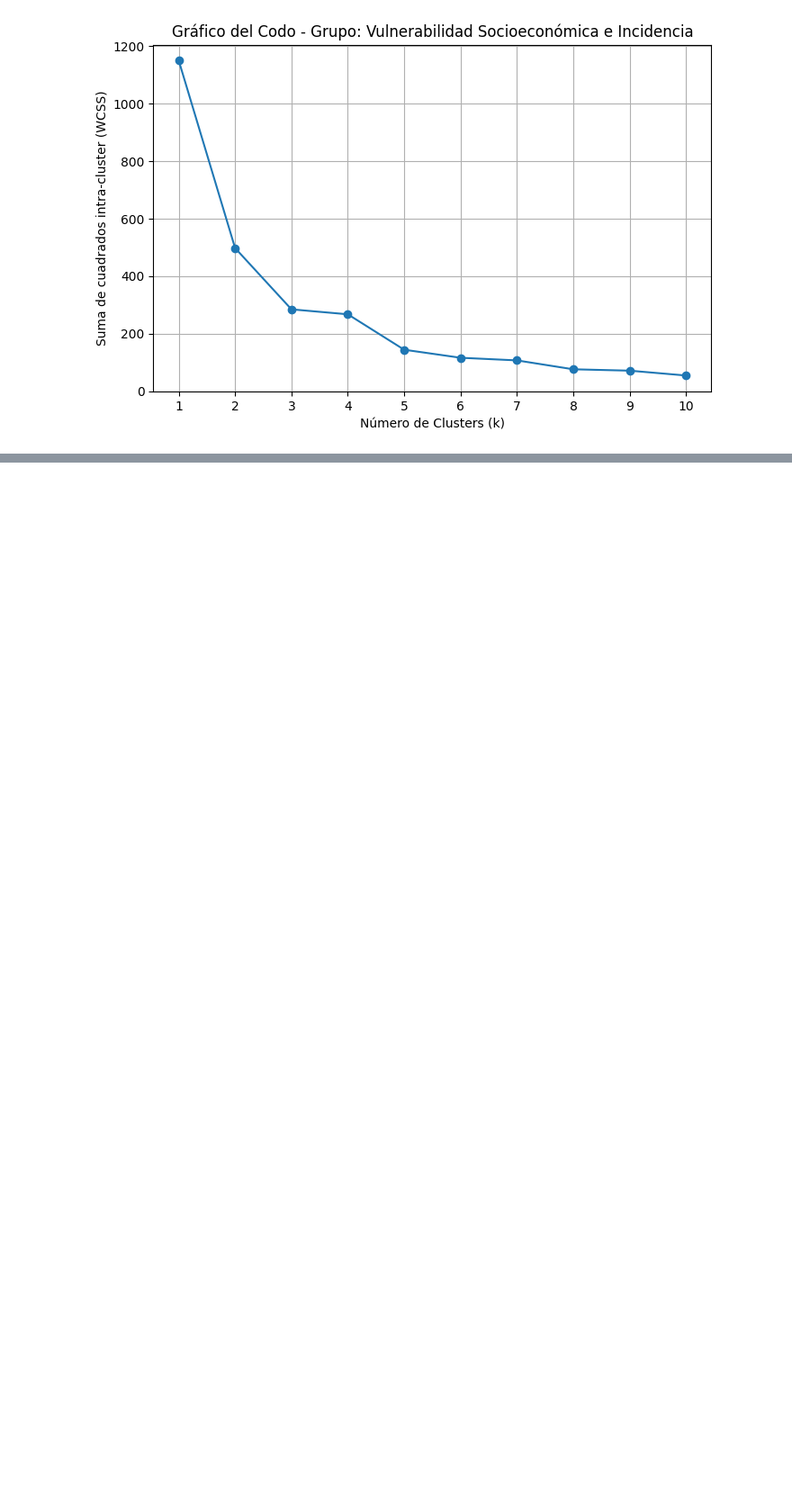
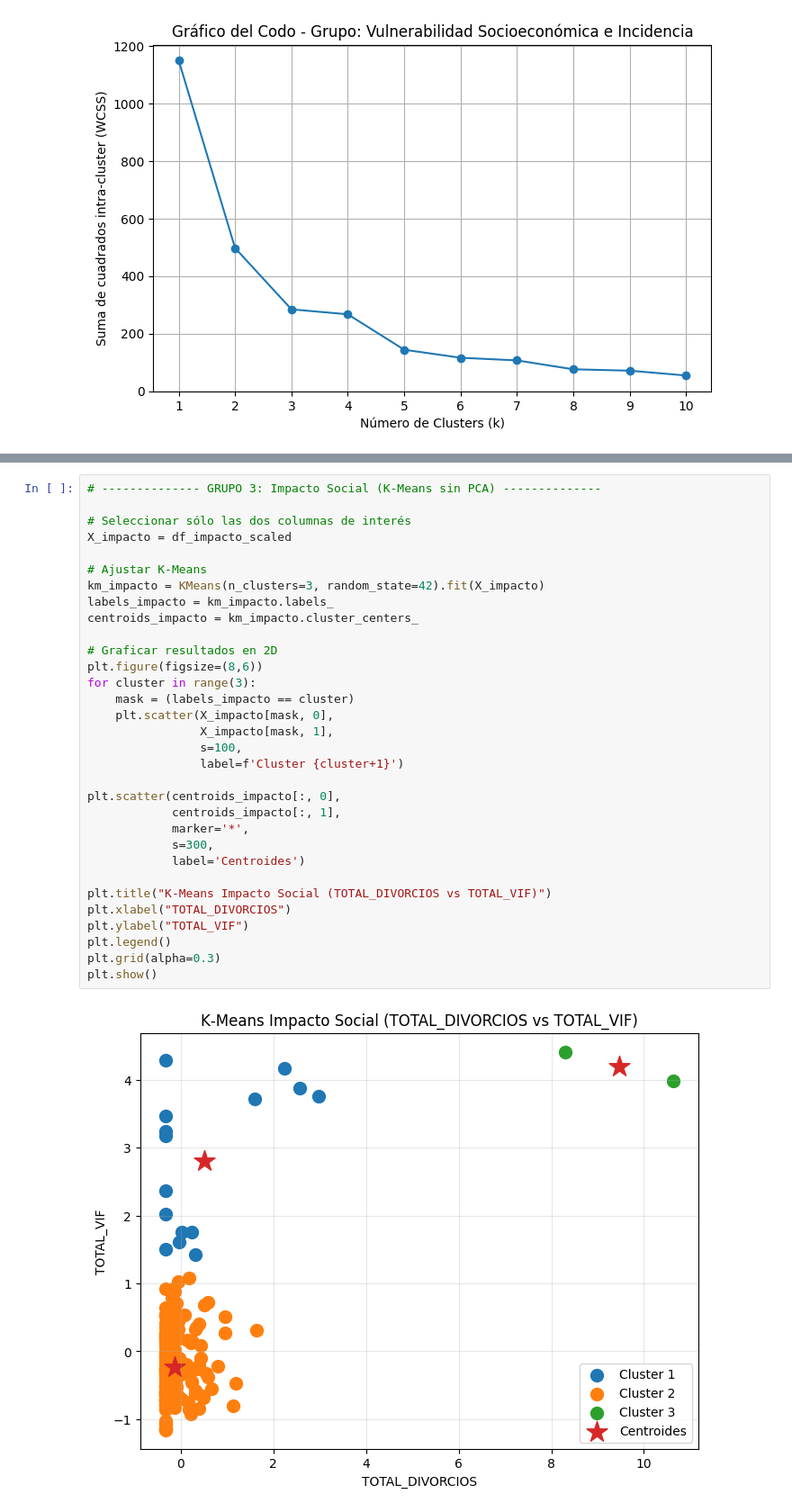
Before and after one commit to Gxrco/DM-PR3, a Jupyter notebook: PCAyClustering/clusteringDVIF.ipynb, the cells around one changed output, grey strips where cells are left out. Shown at 90% size. Cells and saved outputs as stored; diff of their text form; blank space fills up the shorter version.

```diff
--- a/PCAyClustering/clusteringDVIF.ipynb
+++ b/PCAyClustering/clusteringDVIF.ipynb
@@ -269,0 +420,34 @@ elbow_plot_for_group(grupo_socioeconomico, "Grupo: Vulnerabilidad Socioeconómic
+# %%
+# -------------- GRUPO 3: Impacto Social (K-Means sin PCA) --------------
+
+# Seleccionar sólo las dos columnas de interés
+X_impacto = df_impacto_scaled
+
+# Ajustar K‑Means
+km_impacto = KMeans(n_clusters=3, random_state=42).fit(X_impacto)
+labels_impacto = km_impacto.labels_
+centroids_impacto = km_impacto.cluster_centers_
+
+# Graficar resultados en 2D
+plt.figure(figsize=(8,6))
+for cluster in range(3):
+    mask = (labels_impacto == cluster)
+    plt.scatter(X_impacto[mask, 0],
+                X_impacto[mask, 1],
+                s=100,
+                label=f'Cluster {cluster+1}')
+
+plt.scatter(centroids_impacto[:, 0],
+            centroids_impacto[:, 1],
+            marker='*',
+            s=300,
+            label='Centroides')
+
+plt.title("K‑Means Impacto Social (TOTAL_DIVORCIOS vs TOTAL_VIF)")
+plt.xlabel("TOTAL_DIVORCIOS")
+plt.ylabel("TOTAL_VIF")
+plt.legend()
+plt.grid(alpha=0.3)
+plt.show()
+# %% [output]
+[figure, added]
```
Also changed, not shown: parts of 12 cells of this notebook, 2 other files.
